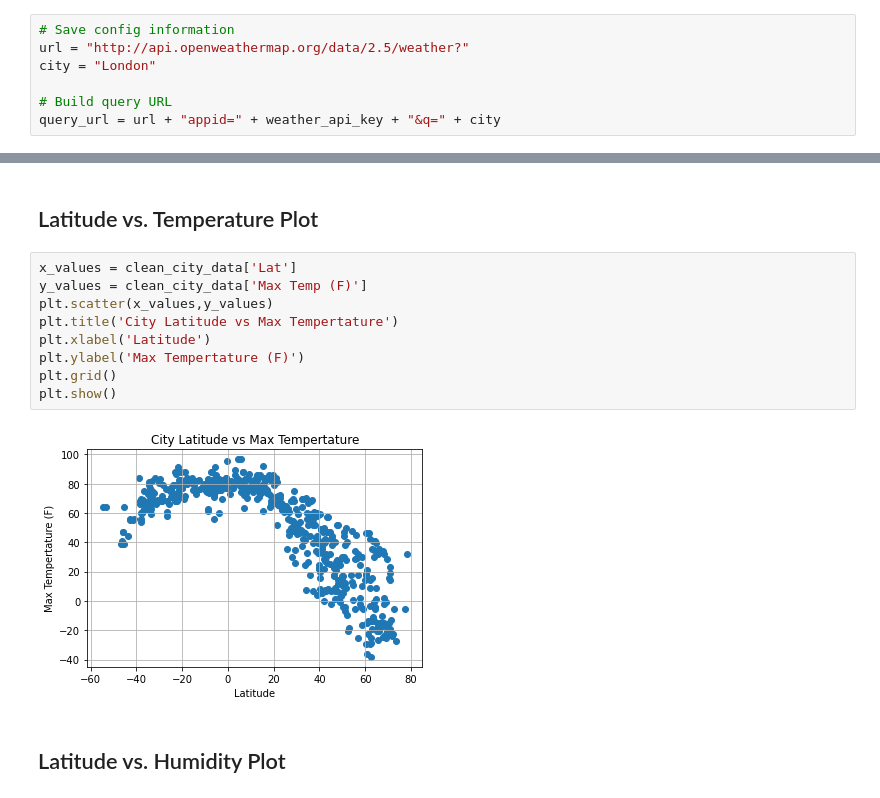
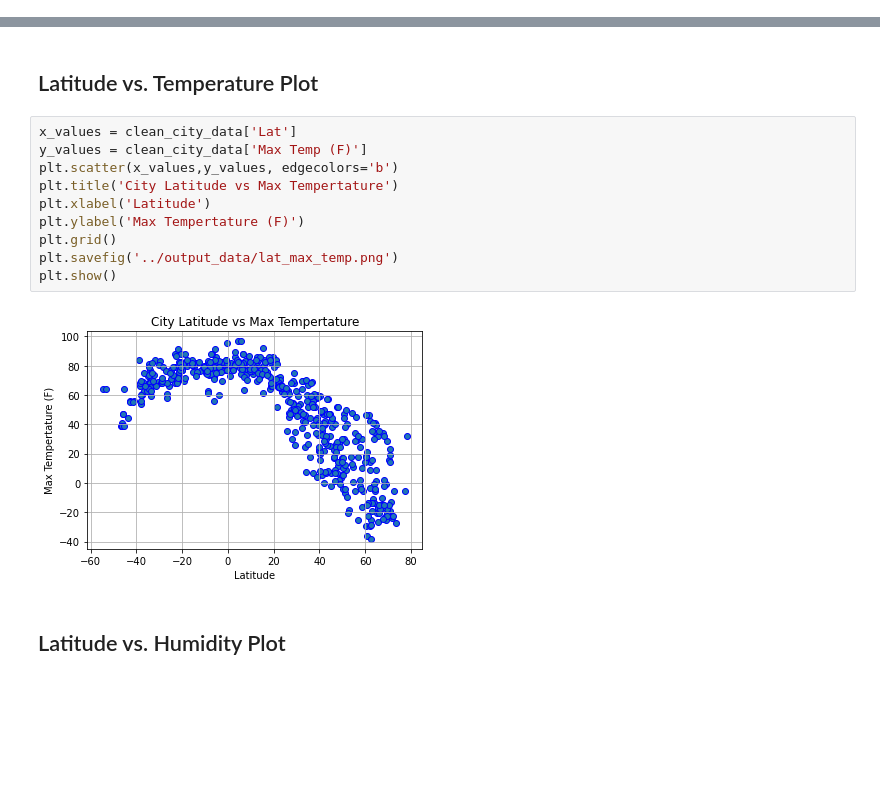
Before and after one commit to g8r1fl/python-api-challenge, a Jupyter notebook: WeatherPy/WeatherPy-Copy1.ipynb, the cells around one changed output, grey strips where cells are left out. Cells and saved outputs as stored; diff of their text form; blank space fills up the shorter version.

```diff
--- a/WeatherPy/WeatherPy-Copy1.ipynb
+++ b/WeatherPy/WeatherPy-Copy1.ipynb
@@ -53,10 +53,3 @@ len(cities)
 ### Perform API Calls
 * Perform a weather check on each city using a series of successive API calls.
 * Include a print log of each city as it'sbeing processed (with the city number and city name).
-# %%
-# Save config information
-url = "http://api.openweathermap.org/data/2.5/weather?"
-city = "London"
-
-# Build query URL
-query_url = url + "appid=" + weather_api_key + "&q=" + city
@@ -258,14 +215,15 @@ plt.show()
 # %%
 x_values = clean_city_data['Lat']
 y_values = clean_city_data['Max Temp (F)']
-plt.scatter(x_values,y_values)
+plt.scatter(x_values,y_values, edgecolors='b')
 plt.title('City Latitude vs Max Tempertature')
 plt.xlabel('Latitude')
 plt.ylabel('Max Tempertature (F)')
 plt.grid()
+plt.savefig('../output_data/lat_max_temp.png')
 plt.show()
 # %% [output]
-[figure, old version]
+[figure, new version]
 # %% [markdown]
 ## Latitude vs. Humidity Plot
 # %%
```
Also changed, not shown: parts of 14 cells of this notebook, 14 other files.
